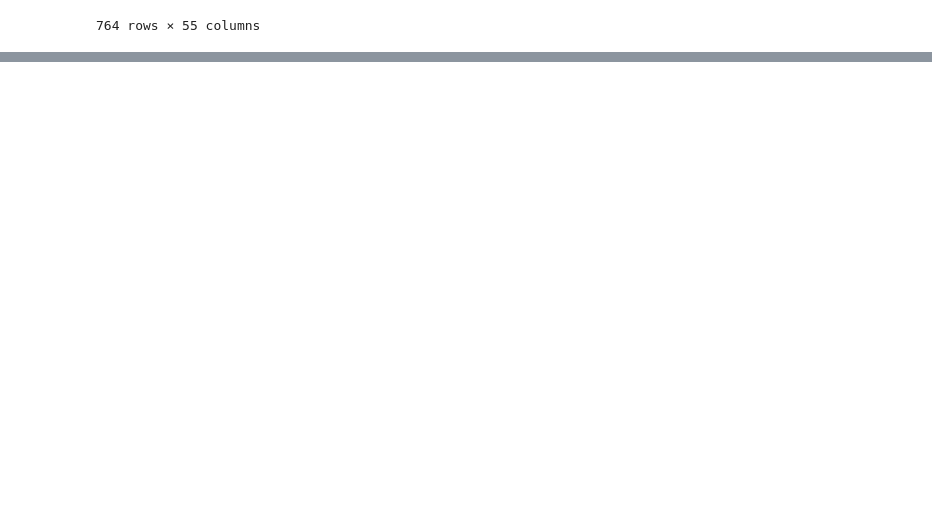
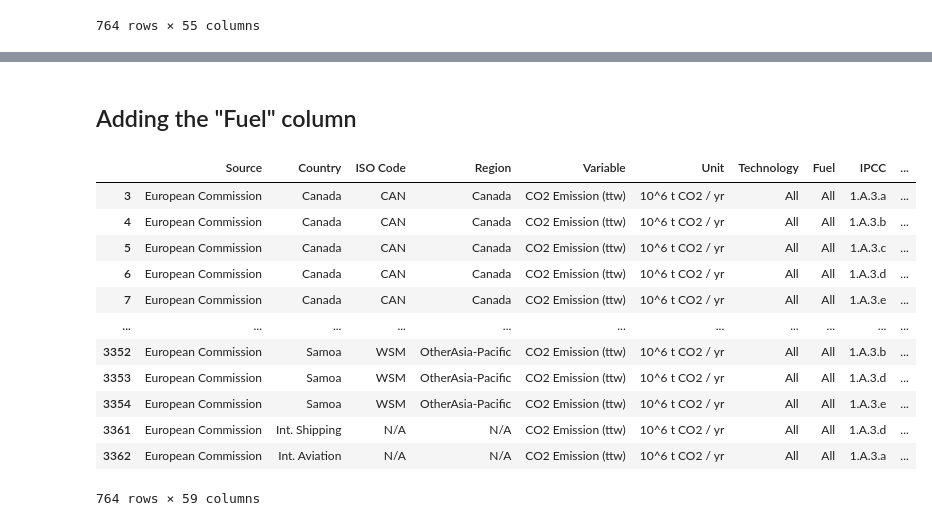
Before and after one commit to transportenergy/database, a Jupyter notebook: item/historical/scripts/T005.ipynb, the cells around one changed output, grey strips where cells are left out. Saved outputs shown, nothing was run; the diff lists cells and outputs as text; code cells hidden in the pictures; blank space fills up the shorter version.

```diff
--- a/item/historical/scripts/T005.ipynb
+++ b/item/historical/scripts/T005.ipynb
@@ -315,0 +378,19 @@ df
+# %% [markdown]
+## Adding the "Fuel" column
+# %%
+dataframeManager.simple_column_insert(df, ColumnName.FUEL.value, "All", 7)
+df
+# %% [output]
+|  | Source | Country | ISO Code | Region | Variable | Unit | Technology | Fuel | IPCC | ... |
+| 3 | European Commission | Canada | CAN | Canada | CO2 Emission (ttw) | 10^6 t CO2 / yr | All | All | 1.A.3.a | ... |
+| 4 | European Commission | Canada | CAN | Canada | CO2 Emission (ttw) | 10^6 t CO2 / yr | All | All | 1.A.3.b | ... |
+| 5 | European Commission | Canada | CAN | Canada | CO2 Emission (ttw) | 10^6 t CO2 / yr | All | All | 1.A.3.c | ... |
+| 6 | European Commission | Canada | CAN | Canada | CO2 Emission (ttw) | 10^6 t CO2 / yr | All | All | 1.A.3.d | ... |
+| 7 | European Commission | Canada | CAN | Canada | CO2 Emission (ttw) | 10^6 t CO2 / yr | All | All | 1.A.3.e | ... |
+| ... | ... | ... | ... | ... | ... | ... | ... | ... | ... | ... |
+| 3352 | European Commission | Samoa | WSM | OtherAsia-Pacific | CO2 Emission (ttw) | 10^6 t CO2 / yr | All | All | 1.A.3.b | ... |
+| 3353 | European Commission | Samoa | WSM | OtherAsia-Pacific | CO2 Emission (ttw) | 10^6 t CO2 / yr | All | All | 1.A.3.d | ... |
+| 3354 | European Commission | Samoa | WSM | OtherAsia-Pacific | CO2 Emission (ttw) | 10^6 t CO2 / yr | All | All | 1.A.3.e | ... |
+| 3361 | European Commission | Int. Shipping | N/A | N/A | CO2 Emission (ttw) | 10^6 t CO2 / yr | All | All | 1.A.3.d | ... |
+| 3362 | European Commission | Int. Aviation | N/A | N/A | CO2 Emission (ttw) | 10^6 t CO2 / yr | All | All | 1.A.3.a | ... |
+764 rows × 59 columns
```
Also changed, not shown: parts of 16 cells of this notebook.
